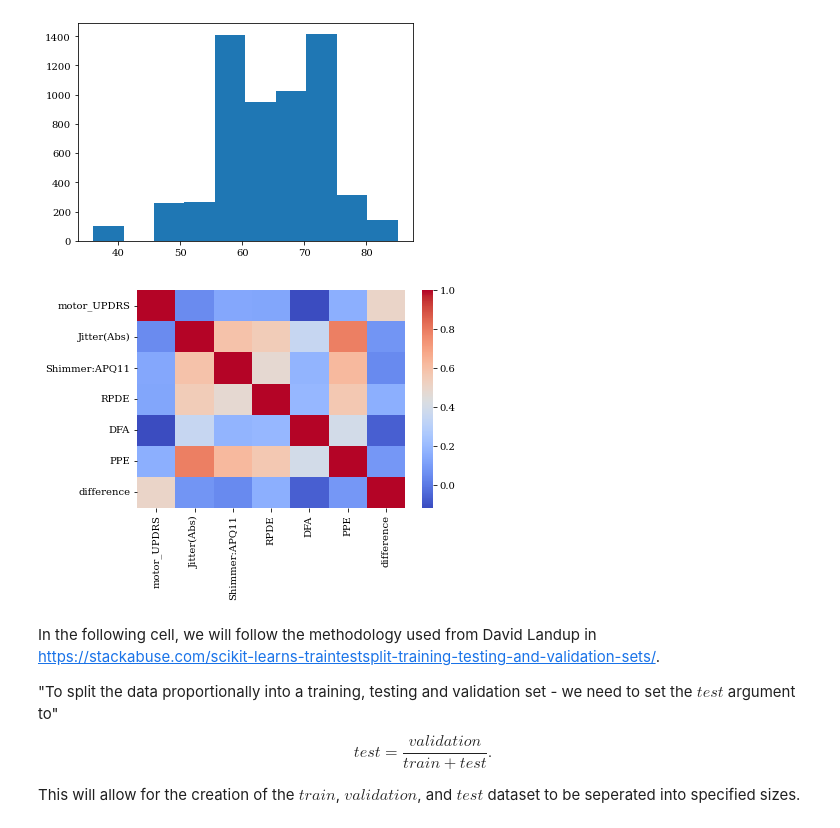
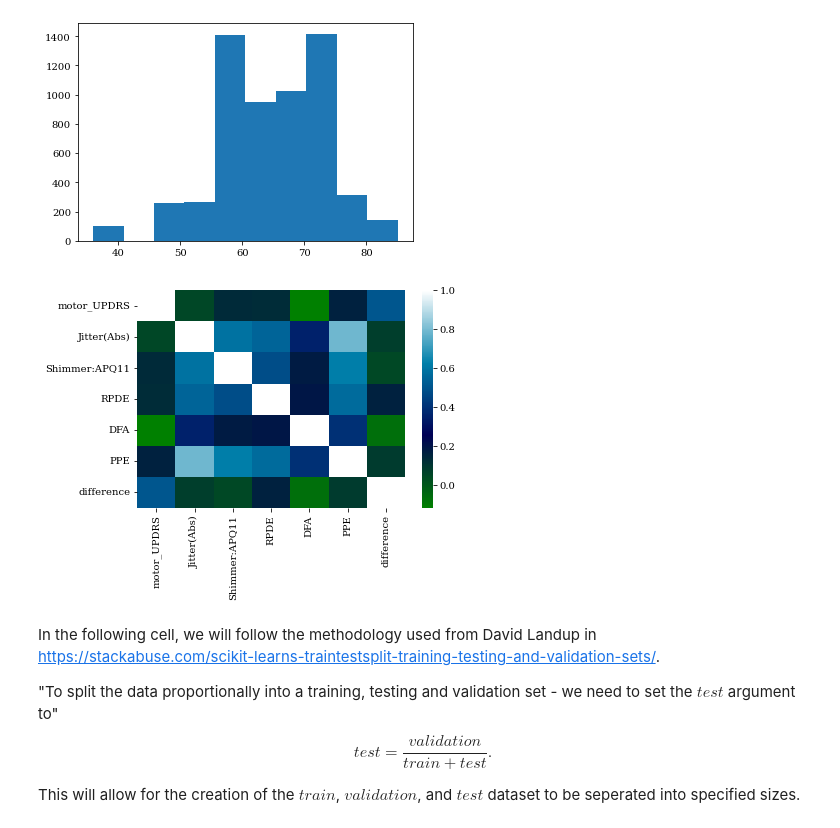
Before and after one commit to ARosenswie/Streamlit_ML, a Jupyter notebook: parkinsons_regressor.ipynb, the cells around one changed output. Saved outputs shown, nothing was run; the diff lists cells and outputs as text; code cells hidden in the pictures.

```diff
--- a/parkinsons_regressor.ipynb
+++ b/parkinsons_regressor.ipynb
@@ -9,9 +9,14 @@ from sklearn.neural_network import MLPRegressor
 from sklearn.model_selection import GridSearchCV
 from sklearn.tree import DecisionTreeRegressor
 from sklearn.metrics import accuracy_score, mean_squared_error, mean_absolute_error
+from sklearn.linear_model import LinearRegression
+from sklearn.metrics import mean_squared_error, mean_absolute_error
+import numpy as np
+import pickle
+
 plt.rcParams["font.family"] = "serif"
 plt.rcParams["pdf.fonttype"] = 42
-df = pd.read_csv("./parkinsons_updrs.data.csv")
+df = pd.read_csv("./data/parkinsons_updrs.data.csv")
 df.describe()
 # %% [output]
 |  | index | subject# | age | sex | test_time | motor_UPDRS | total_UPDRS | Jitter(%) | Jitter(Abs) | ... |
@@ -66,9 +71,9 @@ plt.hist(Y);
 [figure]
 # %%
 cor_matrix = X.corr()
-sns.heatmap(cor_matrix, annot=False, cmap = "coolwarm");
+sns.heatmap(cor_matrix, annot=False, cmap = "ocean");
 # %% [output]
-[figure, old version]
+[figure, new version]
 # %% [markdown]
 In the following cell, we will follow the methodology used from David Landup in https://stackabuse.com/scikit-learns-traintestsplit-training-testing-and-validation-sets/.
 
```
Also changed, not shown: parts of 7 cells of this notebook, 6 other files.
